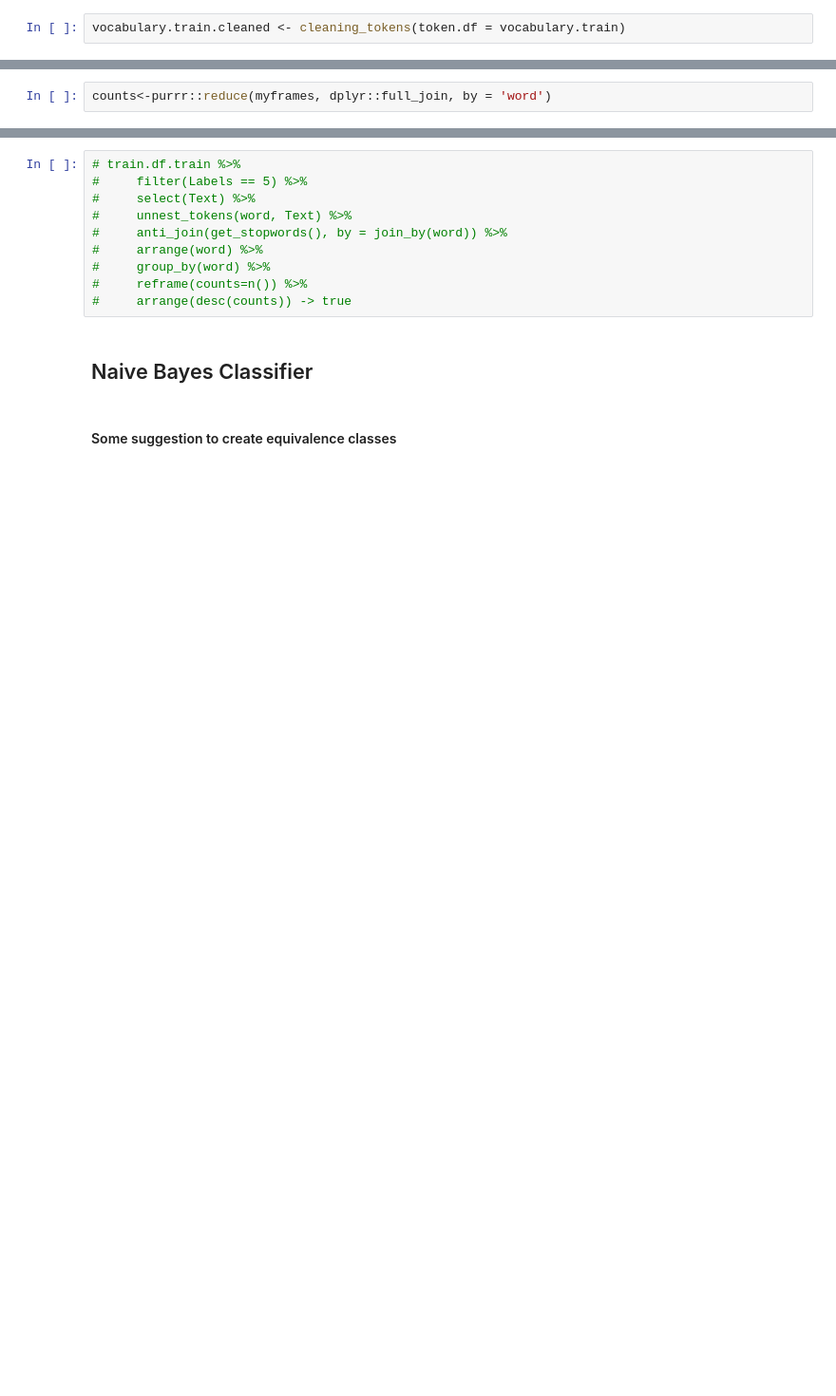
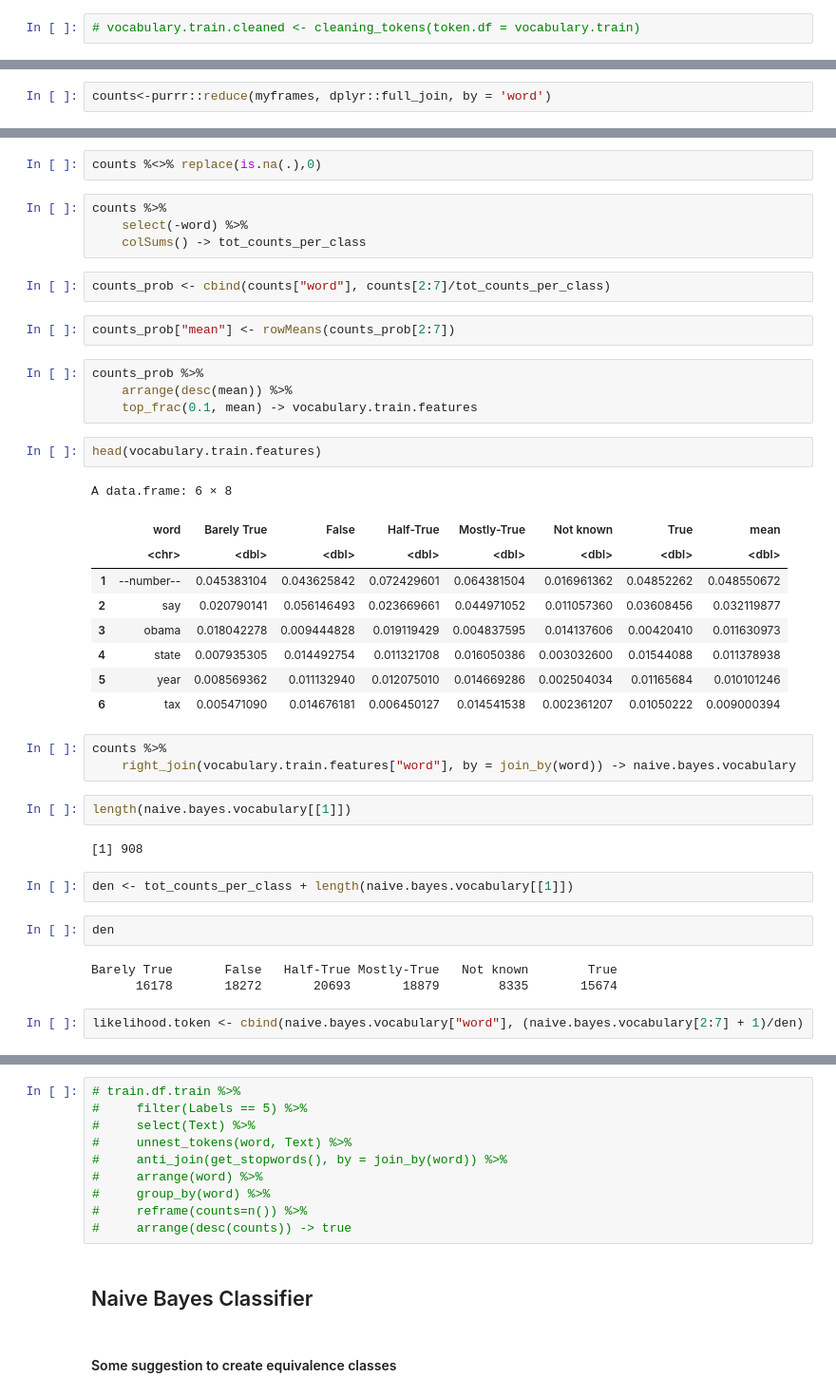
Before and after one commit to tommaso-bertola/falsehoods-sieve, a Jupyter notebook: FakeNewsRecognitionWithBayesClassifier.ipynb, the cells around one changed output, grey strips where cells are left out. Shown: that part at 95% size. Cells and saved outputs as stored; diff of their text form; blank space fills up the shorter version.

Commit message:
Initial implementation of Naive Bayes algorithm

```diff
--- a/FakeNewsRecognitionWithBayesClassifier.ipynb
+++ b/FakeNewsRecognitionWithBayesClassifier.ipynb
@@ -169,5 +176,5 @@ cleaning_tokens <- function(token.df){
 # %% [markdown]
 ## Clean the vocabulary
 # %%
-vocabulary.train.cleaned <- cleaning_tokens(token.df = vocabulary.train)
+# vocabulary.train.cleaned <- cleaning_tokens(token.df = vocabulary.train)
 # %%
@@ -246,0 +225,42 @@ A tibble: 6 × 6
+# %%
+counts %<>% replace(is.na(.),0)
+# %%
+counts %>%
+    select(-word) %>%
+    colSums() -> tot_counts_per_class
+# %%
+counts_prob <- cbind(counts["word"], counts[2:7]/tot_counts_per_class)
+# %%
+counts_prob["mean"] <- rowMeans(counts_prob[2:7])
+# %%
+counts_prob %>%
+    arrange(desc(mean)) %>%
+    top_frac(0.1, mean) -> vocabulary.train.features
+# %%
+head(vocabulary.train.features)
+# %% [output]
+A data.frame: 6 × 8
+|  | word | Barely True | False | Half-True | Mostly-True | Not known | True | mean |
+|  | <chr> | <dbl> | <dbl> | <dbl> | <dbl> | <dbl> | <dbl> | <dbl> |
+| 1 | --number-- | 0.045383104 | 0.043625842 | 0.072429601 | 0.064381504 | 0.016961362 | 0.04852262 | 0.048550672 |
+| 2 | say | 0.020790141 | 0.056146493 | 0.023669661 | 0.044971052 | 0.011057360 | 0.03608456 | 0.032119877 |
+| 3 | obama | 0.018042278 | 0.009444828 | 0.019119429 | 0.004837595 | 0.014137606 | 0.00420410 | 0.011630973 |
+| 4 | state | 0.007935305 | 0.014492754 | 0.011321708 | 0.016050386 | 0.003032600 | 0.01544088 | 0.011378938 |
+| 5 | year | 0.008569362 | 0.011132940 | 0.012075010 | 0.014669286 | 0.002504034 | 0.01165684 | 0.010101246 |
+| 6 | tax | 0.005471090 | 0.014676181 | 0.006450127 | 0.014541538 | 0.002361207 | 0.01050222 | 0.009000394 |
+# %%
+counts %>%
+    right_join(vocabulary.train.features["word"], by = join_by(word)) -> naive.bayes.vocabulary
+# %%
+length(naive.bayes.vocabulary[[1]])
+# %% [output]
+[1] 908
+# %%
+den <- tot_counts_per_class + length(naive.bayes.vocabulary[[1]])
+# %%
+den
+# %% [output]
+Barely True       False   Half-True Mostly-True   Not known        True
+      16178       18272       20693       18879        8335       15674
+# %%
+likelihood.token <- cbind(naive.bayes.vocabulary["word"], (naive.bayes.vocabulary[2:7] + 1)/den)
```
Also changed, not shown: parts of 26 cells of this notebook.
